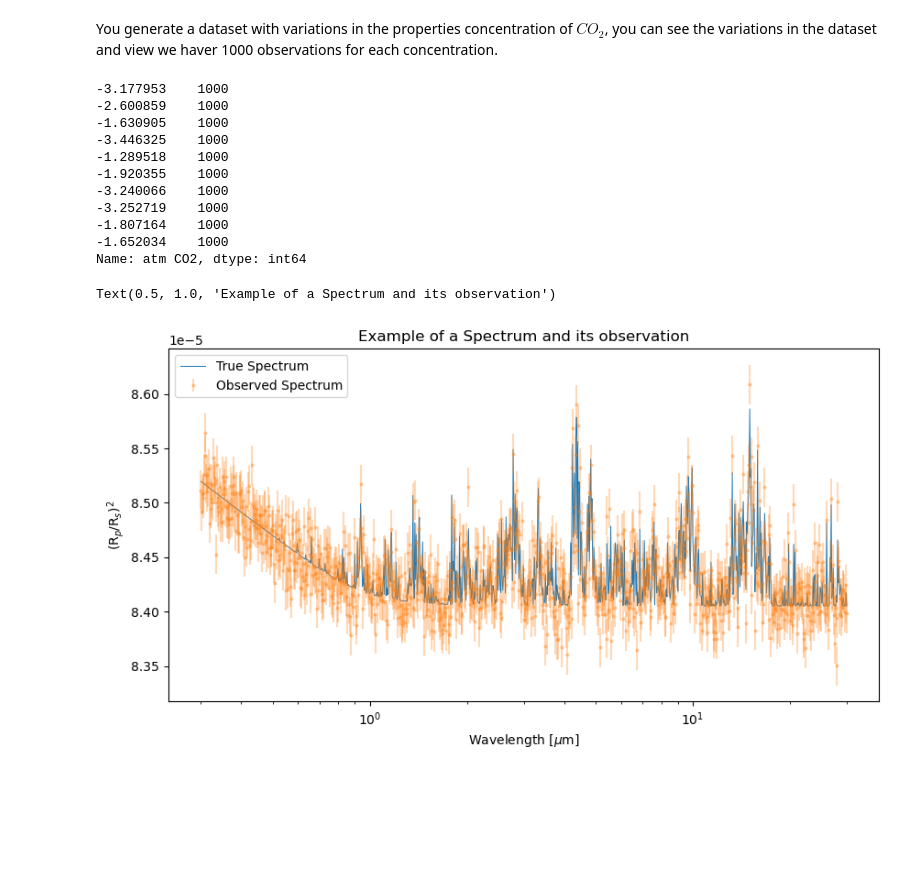
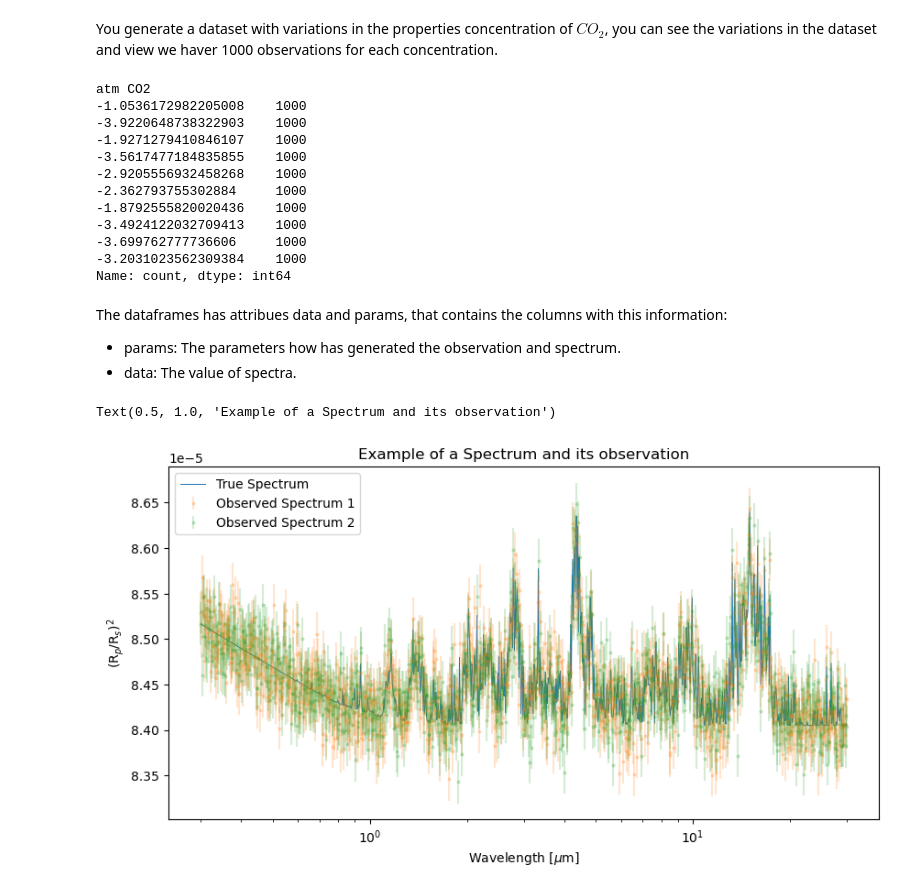
Before and after one commit to D4san/MultiREx-public, a Jupyter notebook: examples/multirex-quickstart.ipynb, the cells around one changed output. Saved outputs shown, nothing was run; the diff lists cells and outputs as text; code cells hidden in the pictures; blank space fills up the shorter version.

```diff
--- a/examples/multirex-quickstart.ipynb
+++ b/examples/multirex-quickstart.ipynb
@@ -201,30 +198,37 @@ spectra,obs=data.values()
 # %% [markdown]
 You generate a dataset with variations in the properties concentration of $CO_2$, you can see the variations in the dataset and view we haver 1000 observations for each concentration.
 # %%
-obs["params"]["atm CO2"].value_counts()
+obs["atm CO2"].value_counts()
 # %% [output]
--3.177953    1000
--2.600859    1000
--1.630905    1000
--3.446325    1000
--1.289518    1000
--1.920355    1000
--3.240066    1000
--3.252719    1000
--1.807164    1000
--1.652034    1000
-Name: atm CO2, dtype: int64
+atm CO2
+-1.0536172982205008    1000
+-3.9220648738322903    1000
+-1.9271279410846107    1000
+-3.5617477184835855    1000
+-2.9205556932458268    1000
+-2.362793755302884     1000
+-1.8792555820020436    1000
+-3.4924122032709413    1000
+-3.699762777736606     1000
+-3.2031023562309384    1000
+Name: count, dtype: int64
+# %% [markdown]
+The dataframes has attribues data and params, that contains the columns with this information:
+- params: The parameters how has generated the observation and spectrum.
+- data: The value of spectra.
 # %%
 ##
 plt.figure(figsize=(10,5))
-plt.plot(spectra["data"].iloc[0],label="True Spectrum",linewidth=0.7)
-plt.errorbar(x=1e4/wn,y=obs["data"].iloc[0],yerr=obs["params"]["noise"][0]*np.ones(1000),
-            label="Observed Spectrum",fmt="o",markersize=2,alpha=0.3)
+plt.plot(spectra.data.iloc[0],label="True Spectrum",linewidth=0.7)
+plt.errorbar(x=1e4/wn,y=obs.data.iloc[0],yerr=obs.params["noise"][0]*np.ones(1000),
+            label="Observed Spectrum 1",fmt="o",markersize=2,alpha=0.2)
+plt.errorbar(x=1e4/wn,y=obs.data.iloc[1],yerr=obs.params["noise"][1]*np.ones(1000),
+            label="Observed Spectrum 2",fmt="o",markersize=2,alpha=0.2)
 plt.xscale("log")
 plt.legend()
 plt.xlabel("Wavelength [$\mu$m]")
 plt.ylabel("(R$_p$/R$_s$)$^2$")
 plt.title("Example of a Spectrum and its observation")
 # %% [output]
 Text(0.5, 1.0, 'Example of a Spectrum and its observation')
-[figure, old version]
+[figure, new version]
```
Also changed, not shown: parts of 5 cells of this notebook, 1 other file.
